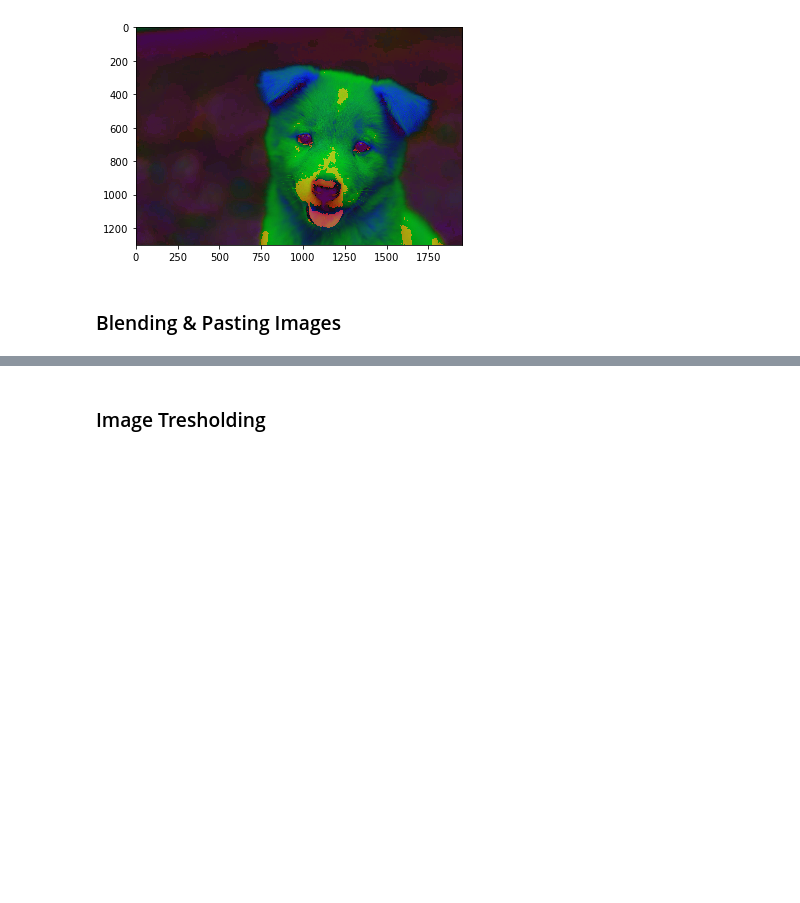
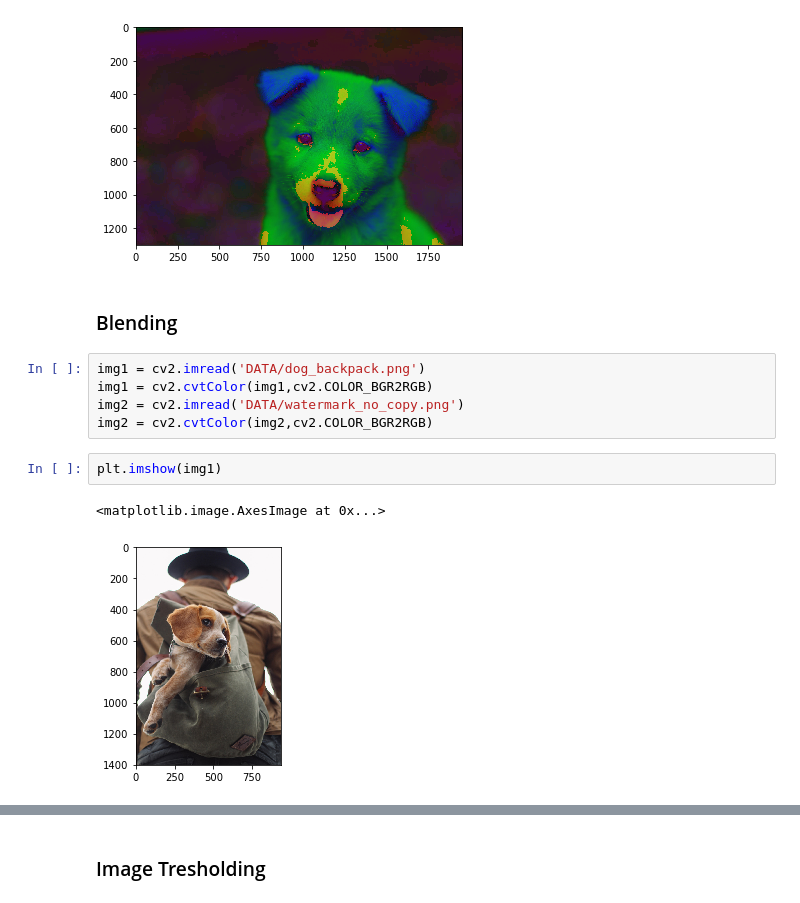
Before and after one commit to novojitdas/Computer-Vision, a Jupyter notebook: 04_image_processing.ipynb, the cells around one changed output, grey strips where cells are left out. Saved outputs shown, nothing was run; the diff lists cells and outputs as text; blank space fills up the shorter version.

```diff
--- a/04_image_processing.ipynb
+++ b/04_image_processing.ipynb
@@ -43,4 +45,14 @@ plt.imshow(hls_img)
 <matplotlib.image.AxesImage at 0x...>
 [figure]
 # %% [markdown]
-### Blending & Pasting Images
+### Blending
+# %%
+img1 = cv2.imread('DATA/dog_backpack.png')
+img1 = cv2.cvtColor(img1,cv2.COLOR_BGR2RGB)
+img2 = cv2.imread('DATA/watermark_no_copy.png')
+img2 = cv2.cvtColor(img2,cv2.COLOR_BGR2RGB)
+# %%
+plt.imshow(img1)
+# %% [output]
+<matplotlib.image.AxesImage at 0x...>
+[figure, added]
```
Also changed, not shown: parts of 21 cells of this notebook, 9 other files.
